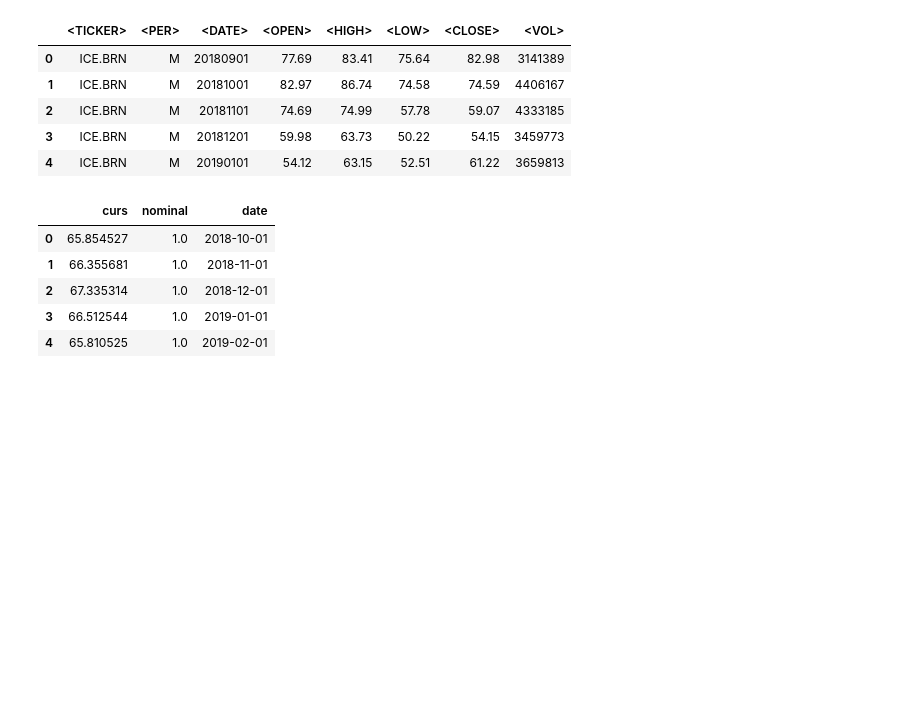
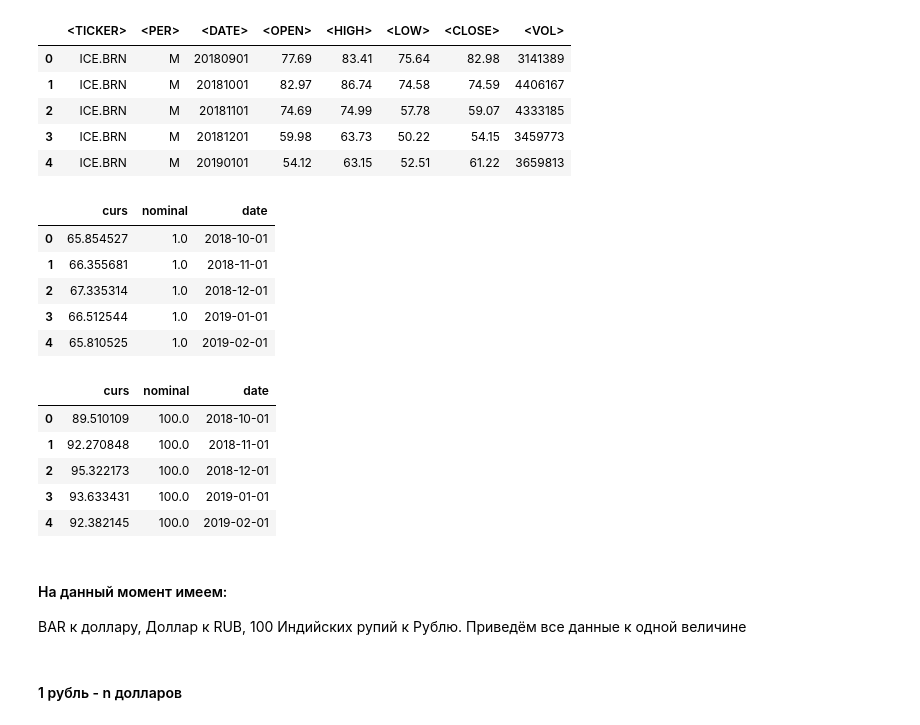
Before and after one commit to ForwardMoth/stdb_lab, a Jupyter notebook: lab3/lab3.ipynb, the cells around one changed output. Cells and saved outputs as stored; diff of their text form; code cells hidden in the pictures; blank space fills up the shorter version.

```diff
--- a/lab3/lab3.ipynb
+++ b/lab3/lab3.ipynb
@@ -21,3 +26,18 @@ dollar_df.head()
 | 2 | 67.335314 | 1.0 | 2018-12-01 |
 | 3 | 66.512544 | 1.0 | 2019-01-01 |
 | 4 | 65.810525 | 1.0 | 2019-02-01 |
+# %%
+INR.head()
+# %% [output]
+|  | curs | nominal | date |
+| 0 | 89.510109 | 100.0 | 2018-10-01 |
+| 1 | 92.270848 | 100.0 | 2018-11-01 |
+| 2 | 95.322173 | 100.0 | 2018-12-01 |
+| 3 | 93.633431 | 100.0 | 2019-01-01 |
+| 4 | 92.382145 | 100.0 | 2019-02-01 |
+# %% [markdown]
+#### На данный момент имеем:
+BAR к доллару, Доллар к RUB, 100 Индийских рупий к Рублю.
+Приведём все данные к одной величине
+# %% [markdown]
+#### 1 рубль - n долларов
```
Also changed, not shown: parts of 37 cells of this notebook, 2 other files.
